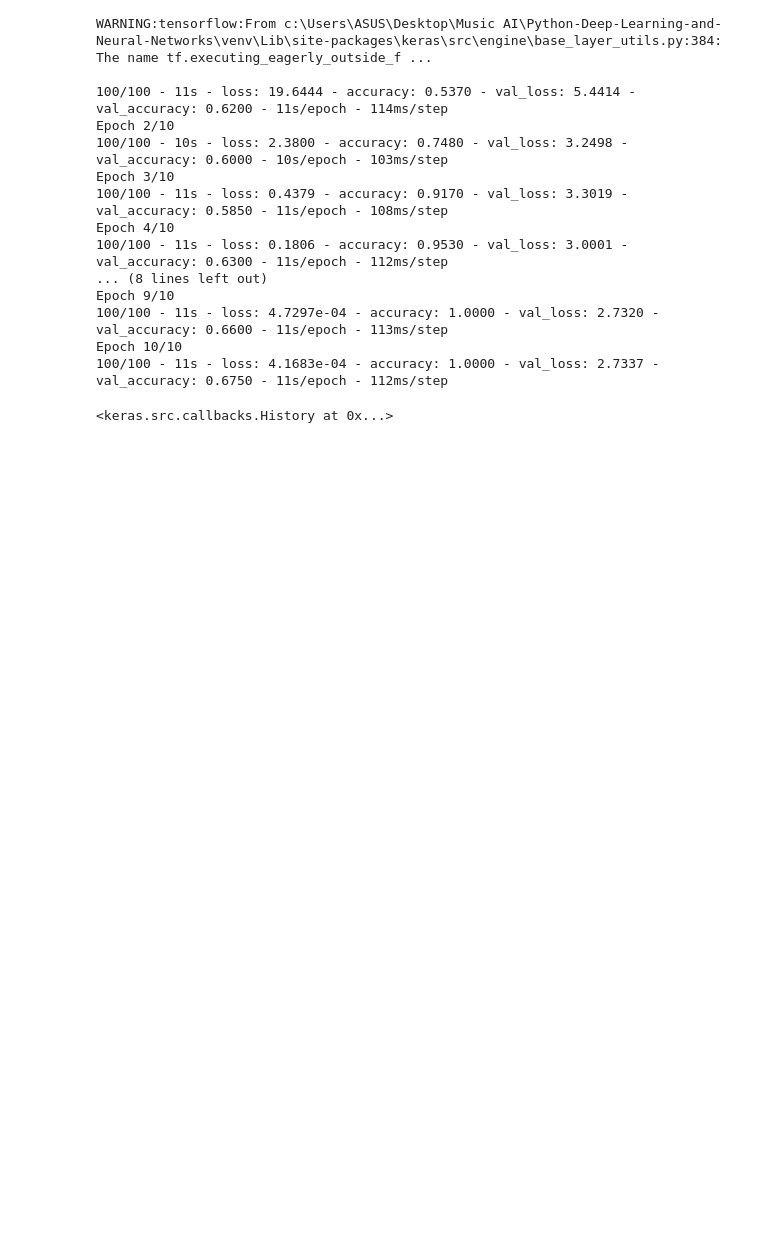
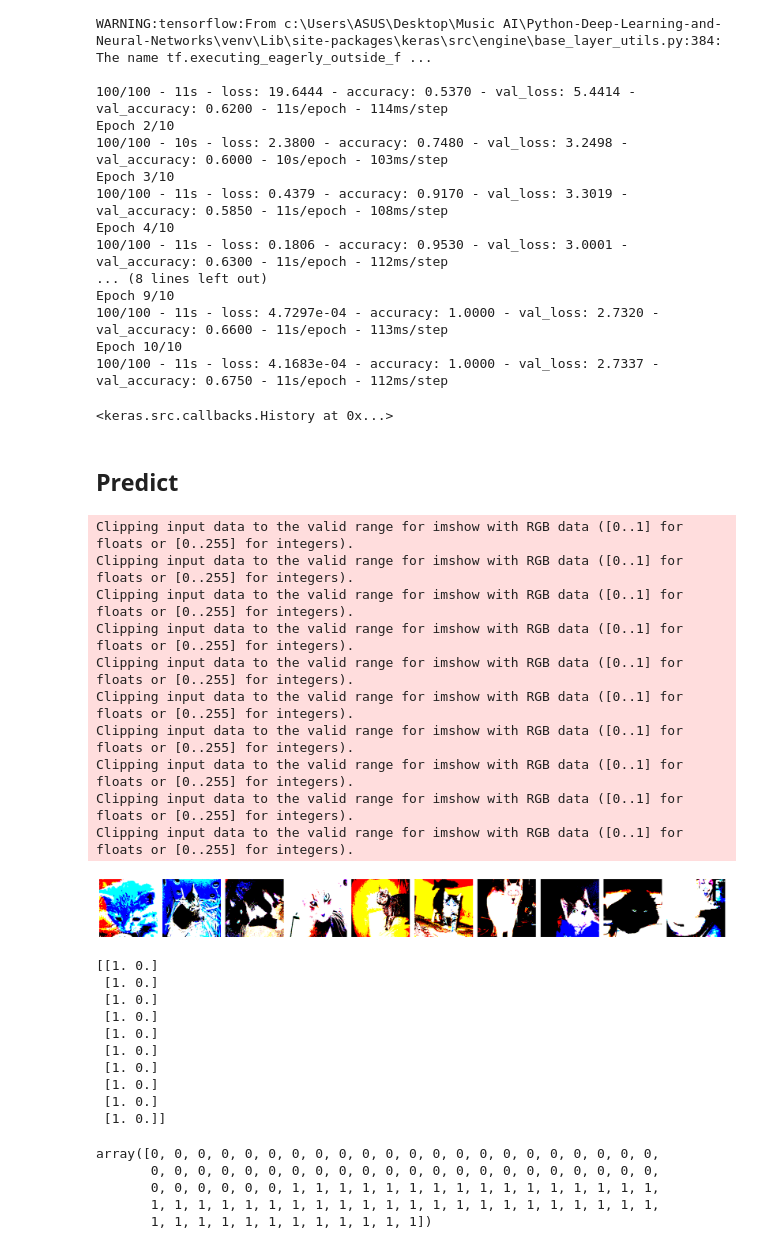
Before and after one commit to LayaSamizadeh/Python-Deep-Learning-and-Neural-Networks, a Jupyter notebook: notebooks/dog_cat_classification.ipynb, the cells around one changed output. Saved outputs shown, nothing was run; the diff lists cells and outputs as text; code cells hidden in the pictures; blank space fills up the shorter version.

Commit message:
test the classification model and save it

```diff
--- a/notebooks/dog_cat_classification.ipynb
+++ b/notebooks/dog_cat_classification.ipynb
@@ -189,3 +189,39 @@ Epoch 9/10
 Epoch 10/10
 100/100 - 11s - loss: 4.1683e-04 - accuracy: 1.0000 - val_loss: 2.7337 - val_accuracy: 0.6750 - 11s/epoch - 112ms/step
 <keras.src.callbacks.History at 0x...>
+# %% [markdown]
+## Predict
+# %%
+test_imgs, test_labels = next(test_batches)
+plotImages(test_imgs)
+print(test_labels)
+# %% [output]
+Clipping input data to the valid range for imshow with RGB data ([0..1] for floats or [0..255] for integers).
+Clipping input data to the valid range for imshow with RGB data ([0..1] for floats or [0..255] for integers).
+Clipping input data to the valid range for imshow with RGB data ([0..1] for floats or [0..255] for integers).
+Clipping input data to the valid range for imshow with RGB data ([0..1] for floats or [0..255] for integers).
+Clipping input data to the valid range for imshow with RGB data ([0..1] for floats or [0..255] for integers).
+Clipping input data to the valid range for imshow with RGB data ([0..1] for floats or [0..255] for integers).
+Clipping input data to the valid range for imshow with RGB data ([0..1] for floats or [0..255] for integers).
+Clipping input data to the valid range for imshow with RGB data ([0..1] for floats or [0..255] for integers).
+Clipping input data to the valid range for imshow with RGB data ([0..1] for floats or [0..255] for integers).
+Clipping input data to the valid range for imshow with RGB data ([0..1] for floats or [0..255] for integers).
+[figure, added]
+[[1. 0.]
+ [1. 0.]
+ [1. 0.]
+ [1. 0.]
+ [1. 0.]
+ [1. 0.]
+ [1. 0.]
+ [1. 0.]
+ [1. 0.]
+ [1. 0.]]
+# %%
+test_batches.classes
+# %% [output]
+array([0, 0, 0, 0, 0, 0, 0, 0, 0, 0, 0, 0, 0, 0, 0, 0, 0, 0, 0, 0, 0, 0,
+       0, 0, 0, 0, 0, 0, 0, 0, 0, 0, 0, 0, 0, 0, 0, 0, 0, 0, 0, 0, 0, 0,
+       0, 0, 0, 0, 0, 0, 1, 1, 1, 1, 1, 1, 1, 1, 1, 1, 1, 1, 1, 1, 1, 1,
+       1, 1, 1, 1, 1, 1, 1, 1, 1, 1, 1, 1, 1, 1, 1, 1, 1, 1, 1, 1, 1, 1,
+       1, 1, 1, 1, 1, 1, 1, 1, 1, 1, 1, 1])
```
Also changed, not shown: parts of 6 cells of this notebook, 1 other file.
